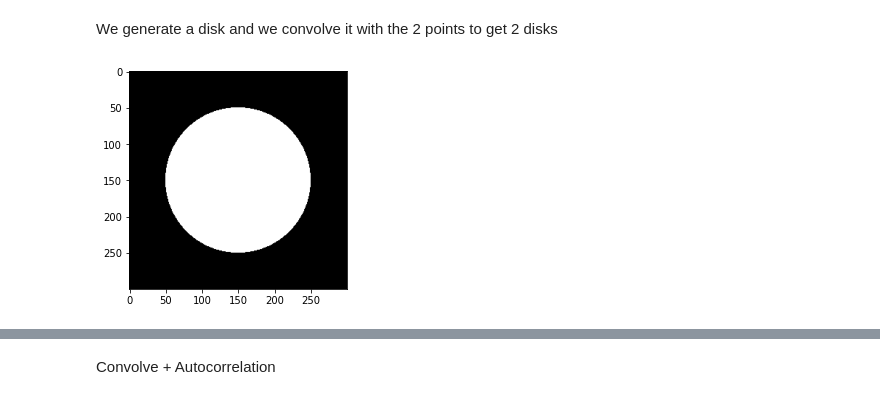
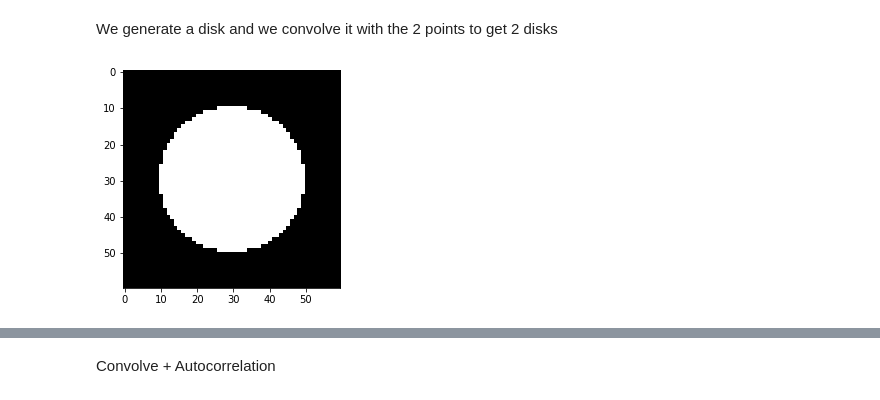
Before and after one commit to olivierleblanc/diffusercam, a Jupyter notebook: bernat/autocorrelation02b.ipynb, the cells around one changed output, grey strips where cells are left out. Saved outputs shown, nothing was run; the diff lists cells and outputs as text; code cells hidden in the pictures.

```diff
--- a/bernat/autocorrelation02b.ipynb
+++ b/bernat/autocorrelation02b.ipynb
@@ -106,18 +112,18 @@ We generate a disk and we convolve it with the 2 points to get 2 disks
 # %%
 #Image with disk: x(t)
 def surface_disk(radi,sx,sy):
     arr = np.zeros((sy, sx), dtype=float)
     rr, cc = draw.disk(((sy-1)/2,(sx-1)/2),radi)
     arr[rr, cc] = 1
     return arr
 
-radius=100
+radius=20
 disks1=surface_disk(radius,radius*3,radius*3)
 
 plt.imshow(disks1, cmap='gray')
 plt.show()
 # %% [output]
-[figure, old version]
+[figure, new version]
 # %%
 disks2 = signal.fftconvolve(x, disks1, mode='same')
 
```
Also changed, not shown: parts of 9 cells of this notebook.
